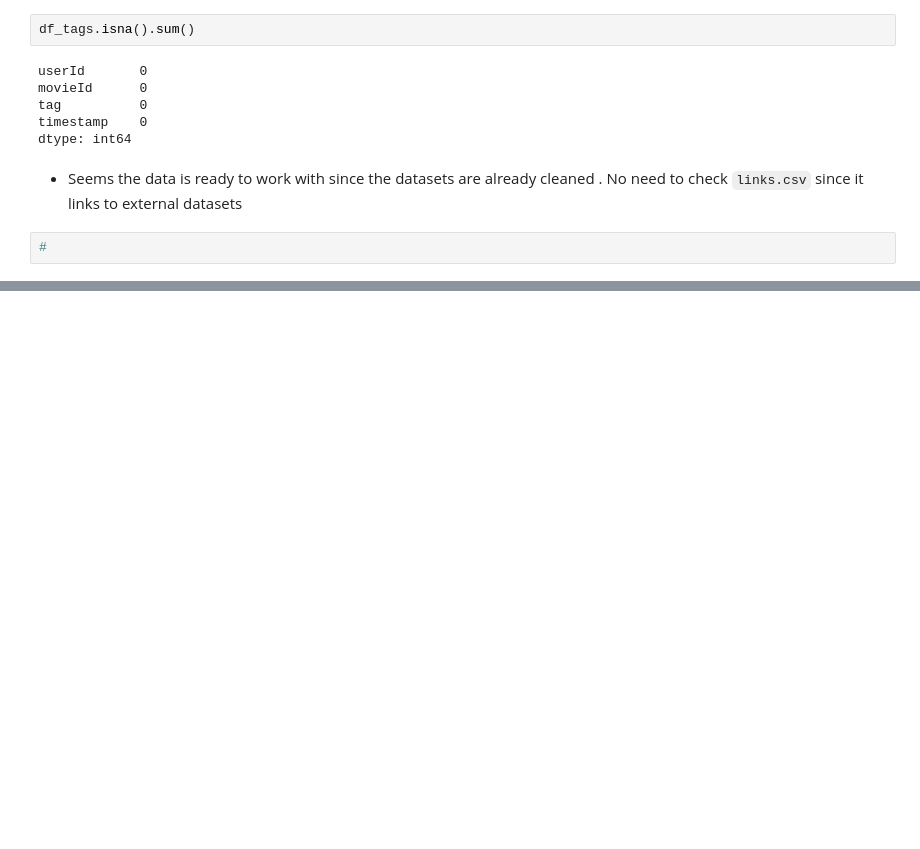
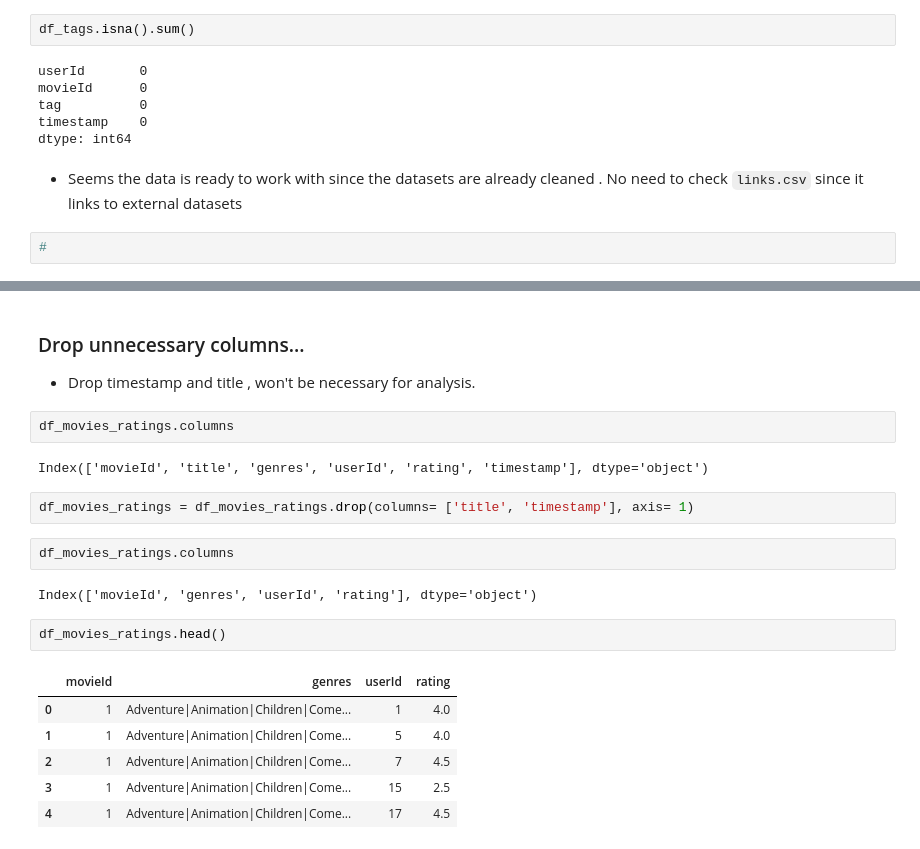
Before and after one commit to ruth-kitasi/Movielens-Recommendation-System, a Jupyter notebook: work_folder/leo.ipynb, the cells around one changed output, grey strips where cells are left out. Saved outputs shown, nothing was run; the diff lists cells and outputs as text; blank space fills up the shorter version.

```diff
--- a/work_folder/leo.ipynb
+++ b/work_folder/leo.ipynb
@@ -309,0 +383,23 @@ dtype: int64
+# %% [markdown]
+### Drop unnecessary columns...
+
+-   Drop timestamp and title , won't be necessary for analysis.
+# %%
+df_movies_ratings.columns
+# %% [output]
+Index(['movieId', 'title', 'genres', 'userId', 'rating', 'timestamp'], dtype='object')
+# %%
+df_movies_ratings = df_movies_ratings.drop(columns= ['title', 'timestamp'], axis= 1)
+# %%
+df_movies_ratings.columns
+# %% [output]
+Index(['movieId', 'genres', 'userId', 'rating'], dtype='object')
+# %%
+df_movies_ratings.head()
+# %% [output]
+|  | movieId | genres | userId | rating |
+| 0 | 1 | Adventure|Animation|Children|Come... | 1 | 4.0 |
+| 1 | 1 | Adventure|Animation|Children|Come... | 5 | 4.0 |
+| 2 | 1 | Adventure|Animation|Children|Come... | 7 | 4.5 |
+| 3 | 1 | Adventure|Animation|Children|Come... | 15 | 2.5 |
+| 4 | 1 | Adventure|Animation|Children|Come... | 17 | 4.5 |
```
Also changed, not shown: parts of 11 cells of this notebook.
